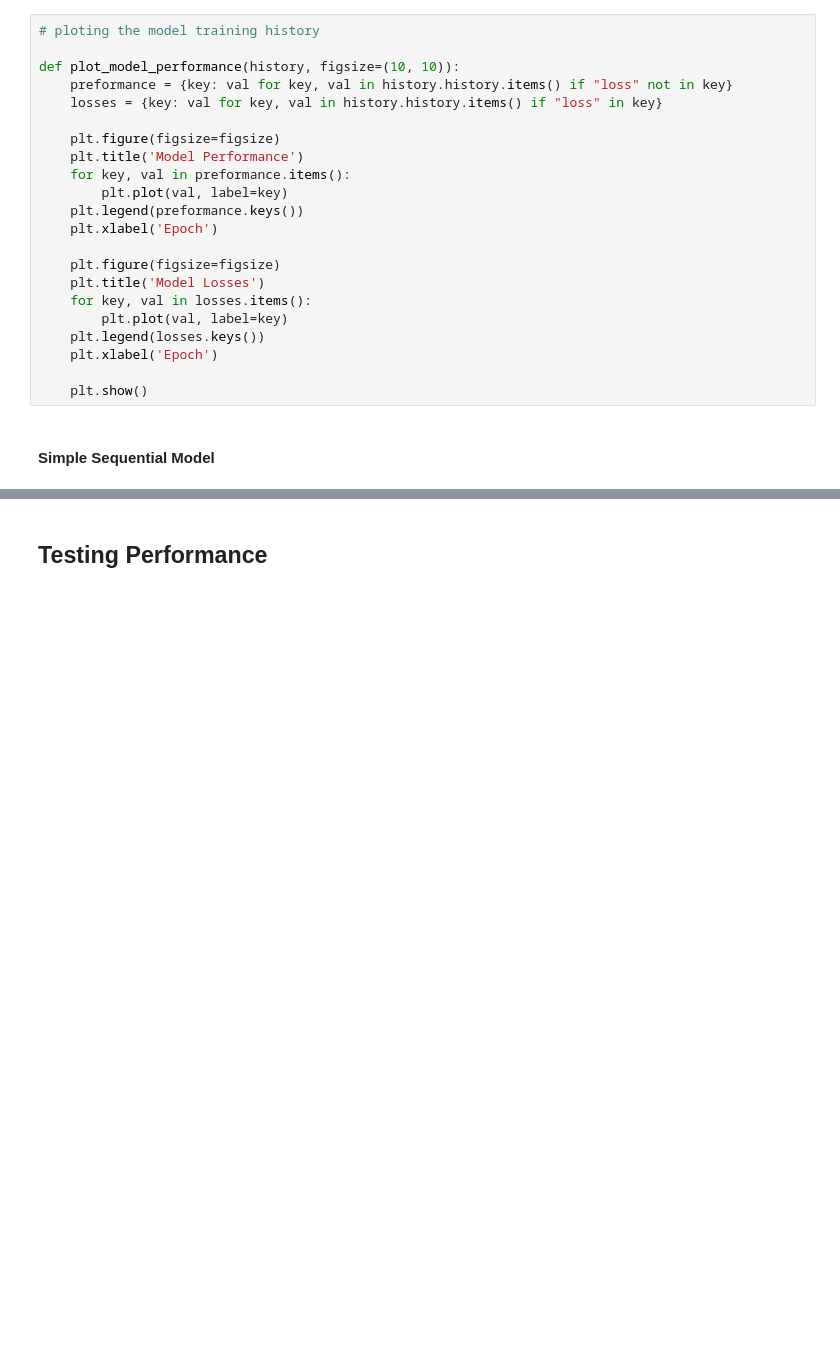
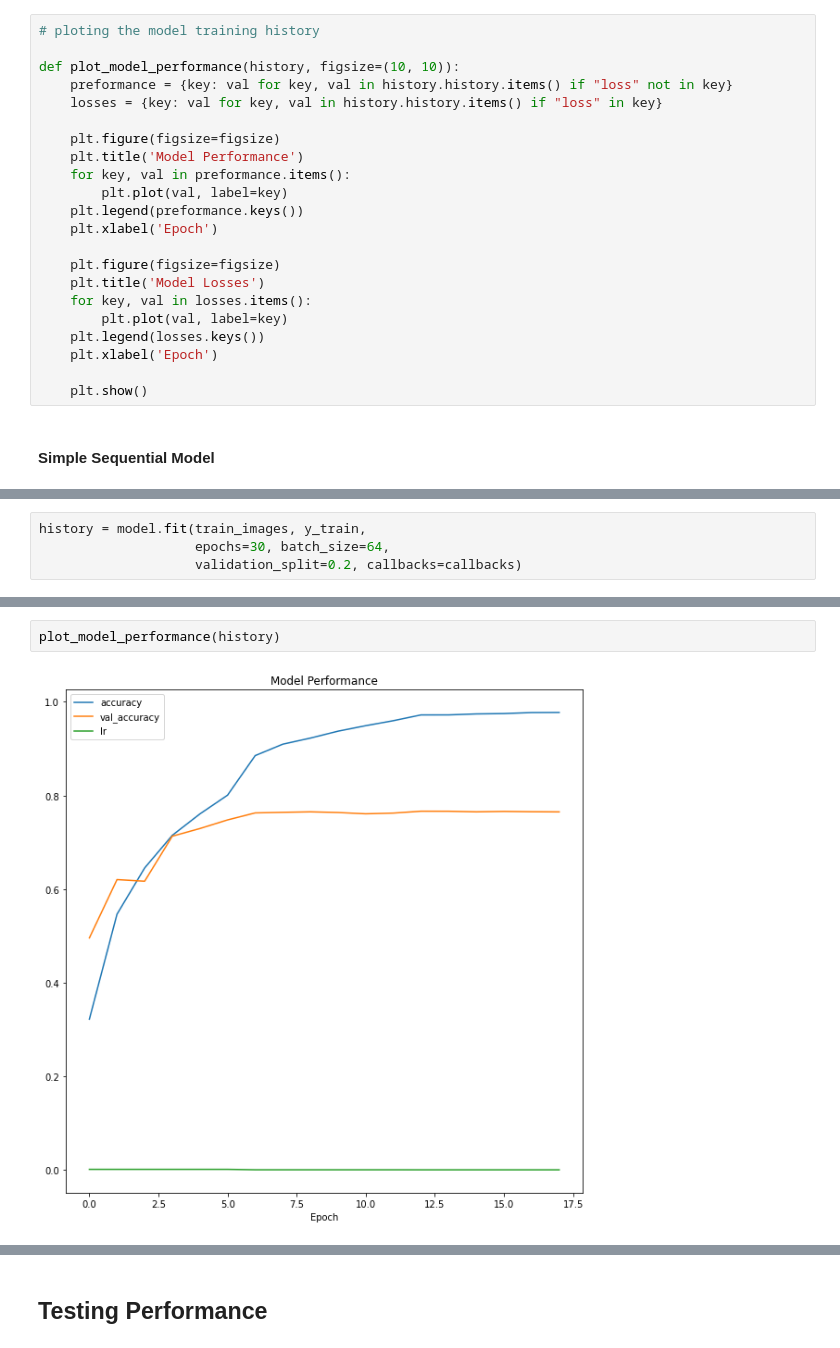
Before and after one commit to aka-vm/Hello-CV, a Jupyter notebook: CIFAR-10/main-notebook.ipynb, the cells around one changed output, grey strips where cells are left out. Drawn from its saved outputs; the diff is of its cells as text; blank space fills up the shorter version.

```diff
--- a/CIFAR-10/main-notebook.ipynb
+++ b/CIFAR-10/main-notebook.ipynb
@@ -208,3 +242,7 @@ lrd = LearningRateScheduler(lambda epoch: 1 / 10**(3 + epoch // 10))
 mdl_check = ModelCheckpoint(filepath=f'{MODELS_PATH}/simple_sequential.h5', monitor='val_accuracy', verbose=1, save_best_only=True, mode='max')
 
 callbacks = [es, mdl_check]
+# %%
+history = model.fit(train_images, y_train,
+                    epochs=30, batch_size=64,
+                    validation_split=0.2, callbacks=callbacks)
@@ -210,0 +270,4 @@ callbacks = [es, mdl_check]
+# %%
+plot_model_performance(history)
+# %% [output]
+[figure, added]
```
Also changed, not shown: parts of 30 cells of this notebook, 1 other file.
